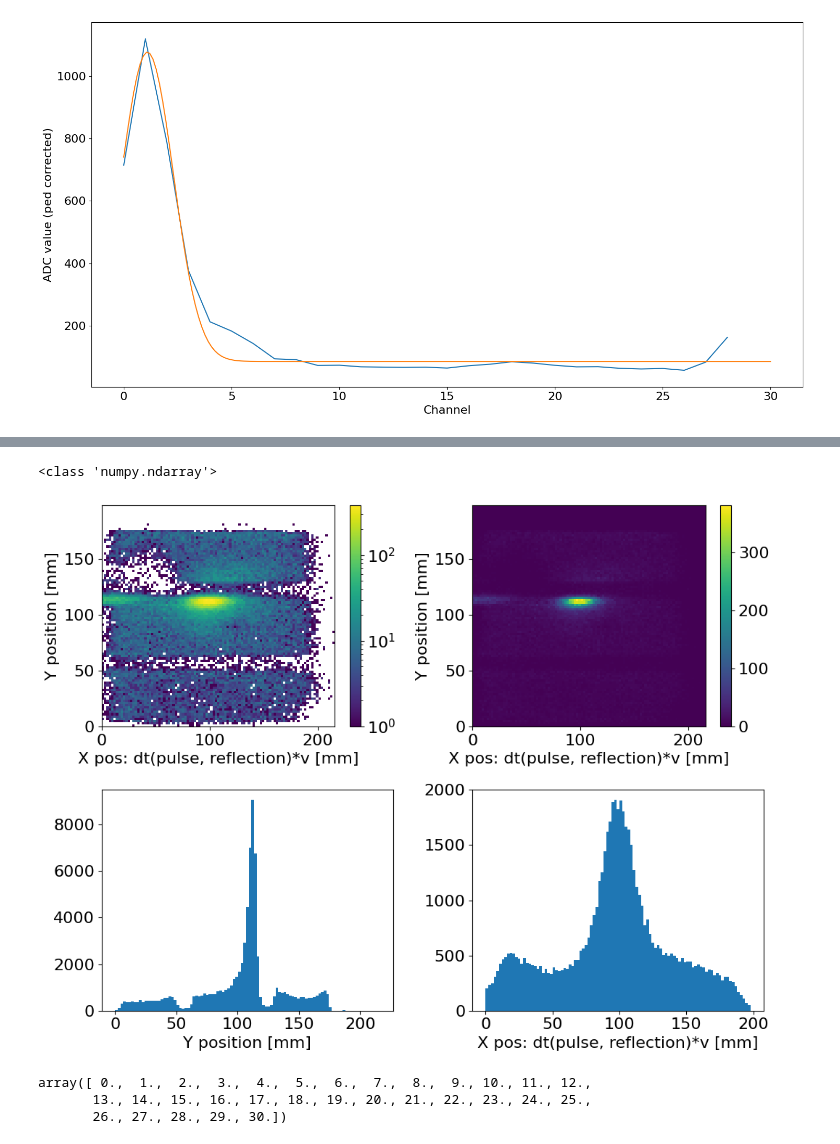
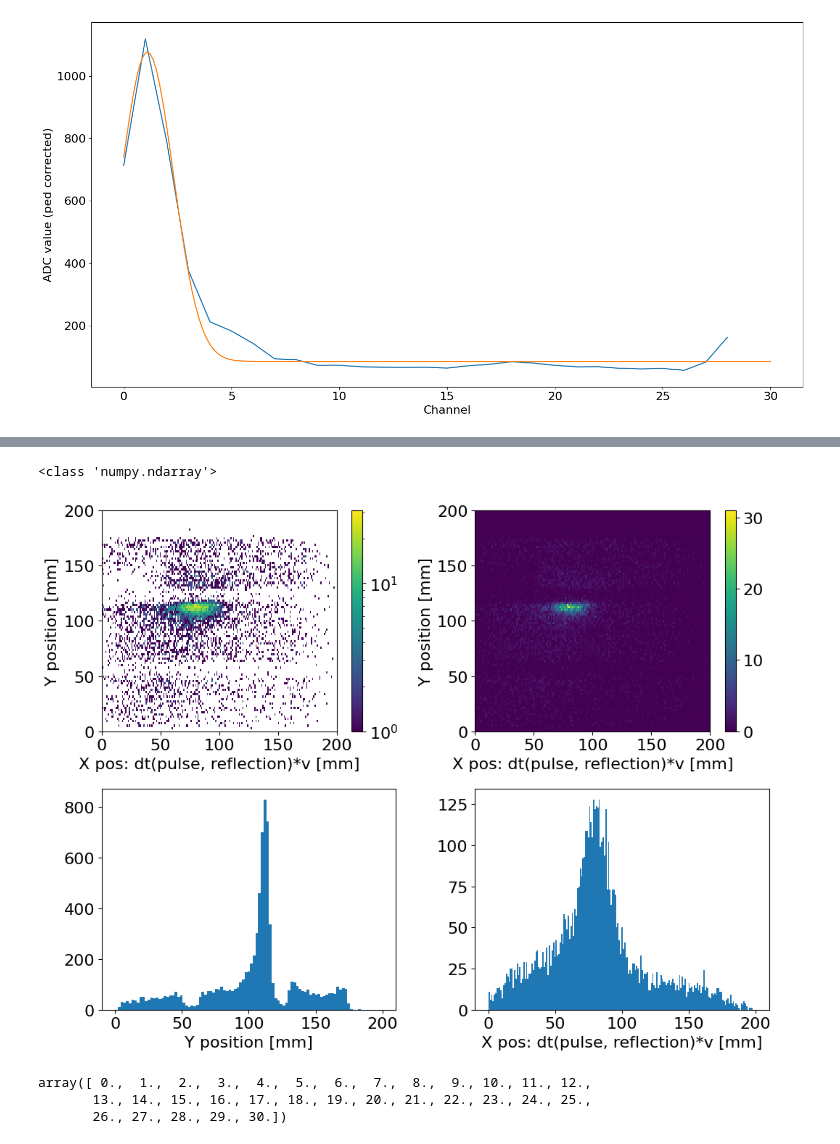
Before and after one commit to FTBF/LAPPD_TOF_Analysis, a Jupyter notebook: Analysis.ipynb, the cells around one changed output, grey strips where cells are left out. Cells and saved outputs as stored; diff of their text form; code cells hidden in the pictures.

```diff
--- a/Analysis.ipynb
+++ b/Analysis.ipynb
@@ -189,7 +190,7 @@ def sine(x, A, B, omega, phi):
 channel_pulse = np.array([0,1,2,3,4,5,6,7,8,9,10,11,12,13,14,15,16,17,18,19,20,21,22,23,24,25,26,27,28,29])
 #channel_pulse = np.array([0,6,12,18,24])
 #channel_pulse = np.array([24,25,26,27,28,29])
-event = 2202
+event = 2240
 
 xdata = np.linspace(0, 255,256)
 #ydata = data[event,channel,:]-averages[channel,:]
@@ -216,5 +217,5 @@ fig.tight_layout()
 # %%
-event = 3
+event = 2241
 
 xdata = np.linspace(0, 255,256)
 ydata = data[event,:,:]-averages[:,:]
@@ -488,36 +524,39 @@ Skipped:  32
 # %%
 mm_per_ns = 72
 offset_in_ns = 3.5
 mm_per_strip = 6.6
 print(type(centers))
 
 fig, ((ax1,ax2),(ax3,ax4)) = plt.subplots(2, 2)
 fig.set_size_inches([10.5,8])
 #ax1.hist(centers[:,0], bins=np.linspace(2, 8, 100))
 #xbins = (np.linspace(3.5, 6.5, 26)-offset_in_ns)*mm_per_ns
 #ybins = np.linspace(0, 30, 31)*mm_per_strip
-xbins = (np.linspace(3.5, 6.5, 100)-offset_in_ns)*mm_per_ns
-ybins = np.linspace(0, 30, 100)*mm_per_strip
+#xbins = (np.linspace(3.5, 6.5, 100)-offset_in_ns)*mm_per_ns
+#ybins = np.linspace(0, 30, 100)*mm_per_strip
+xbins = np.linspace(0, 200, 200)
+ybins = np.linspace(0, 200, 100)
 
-ax3.hist(centers[:,1]*mm_per_strip, bins=xbins)
+
+ax3.hist(centers[:,1]*mm_per_strip, bins=ybins)
 ax3.set_xlabel("Y position [mm]")
 
-ax4.hist((centers[:,0]-offset_in_ns)*mm_per_ns, bins=ybins)
+ax4.hist((centers[:,0]-offset_in_ns)*mm_per_ns, bins=xbins)
 ax4.set_xlabel("X pos: dt(pulse, reflection)*v [mm]")
 
 h = ax1.hist2d((centers[:,0]-offset_in_ns)*mm_per_ns,centers[:,1]*mm_per_strip, bins=(xbins, ybins), norm=matplotlib.colors.LogNorm())
 ax1.set_xlabel("X pos: dt(pulse, reflection)*v [mm]")
 ax1.set_ylabel("Y position [mm]")
 fig.colorbar(h[3], ax=ax1)
 
 h2 = ax2.hist2d((centers[:,0]-offset_in_ns)*mm_per_ns,centers[:,1]*mm_per_strip, bins=(xbins, ybins))#, norm=matplotlib.colors.LogNorm())
 ax2.set_xlabel("X pos: dt(pulse, reflection)*v [mm]")
 ax2.set_ylabel("Y position [mm]")
 fig.colorbar(h2[3], ax=ax2)
 fig.tight_layout()
 # %% [output]
 <class 'numpy.ndarray'>
-[figure, old version]
+[figure, new version]
 # %%
 sine_chan = 0
 channel = 1
```
Also changed, not shown: parts of 8 cells of this notebook.
